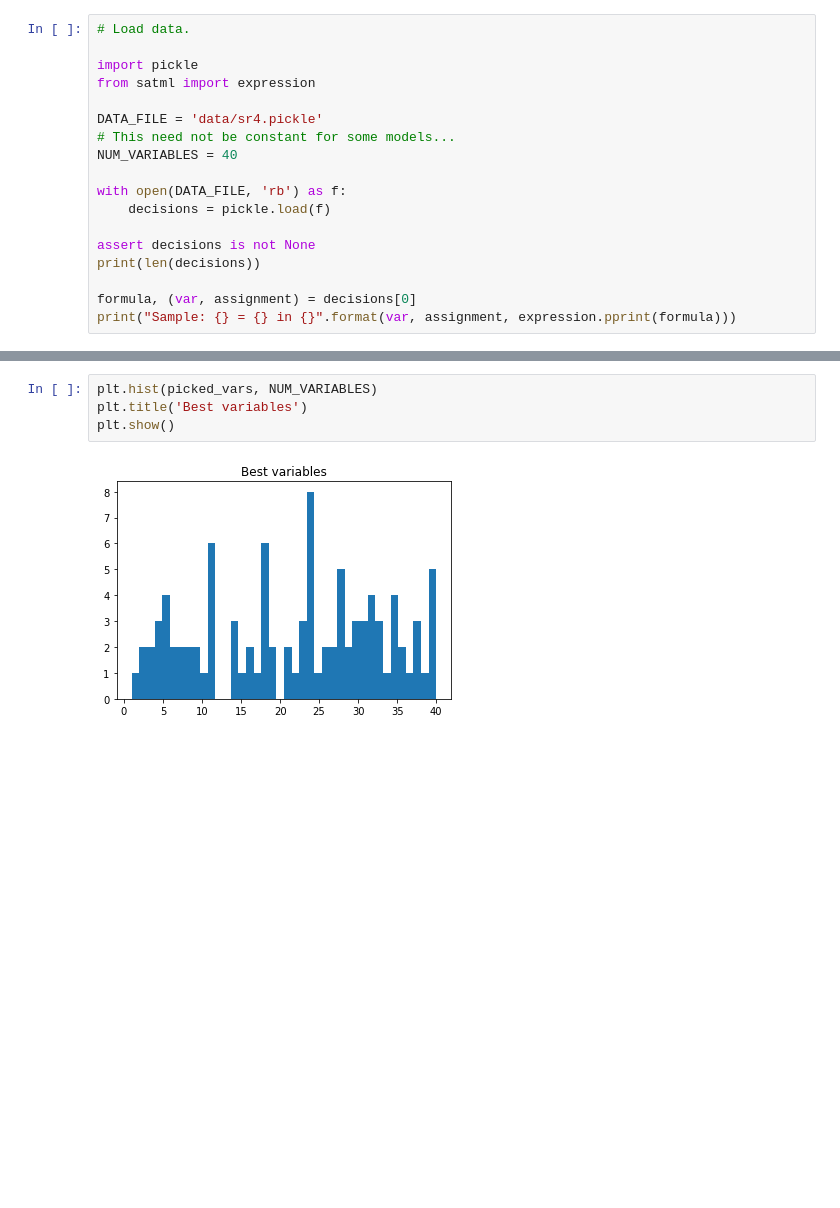
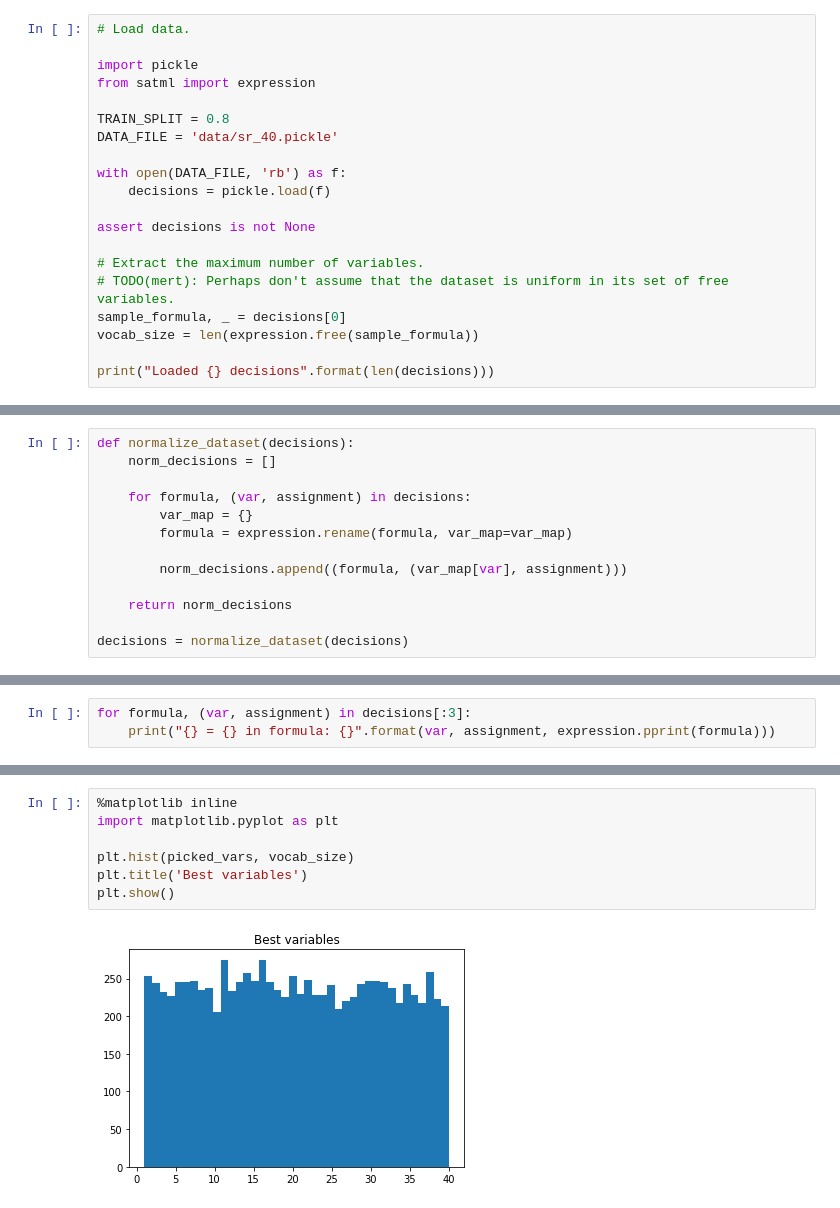
Before and after one commit to mertdumenci/sat-ml, a Jupyter notebook: model_exploration.ipynb, the cells around one changed output, grey strips where cells are left out. Cells and saved outputs as stored; diff of their text form; blank space fills up the shorter version.

```diff
--- a/model_exploration.ipynb
+++ b/model_exploration.ipynb
@@ -4,16 +6,18 @@
 import pickle
 from satml import expression
 
-DATA_FILE = 'data/sr4.pickle'
-# This need not be constant for some models...
-NUM_VARIABLES = 40
+TRAIN_SPLIT = 0.8
+DATA_FILE = 'data/sr_40.pickle'
 
 with open(DATA_FILE, 'rb') as f:
     decisions = pickle.load(f)
 
 assert decisions is not None
-print(len(decisions))
 
-formula, (var, assignment) = decisions[0]
-print("Sample: {} = {} in {}".format(var, assignment, expression.pprint(formula)))
+# Extract the maximum number of variables.
+# TODO(mert): Perhaps don't assume that the dataset is uniform in its set of free variables.
+sample_formula, _ = decisions[0]
+vocab_size = len(expression.free(sample_formula))
+
+print("Loaded {} decisions".format(len(decisions)))
 # %% [output]
@@ -21,0 +27,13 @@ Sample: 40 = True in (((((((((((((((((((((((((((((((((((((((((((((((((((((((((((
+# %%
+def normalize_dataset(decisions):
+    norm_decisions = []
+
+    for formula, (var, assignment) in decisions:
+        var_map = {}
+        formula = expression.rename(formula, var_map=var_map)
+
+        norm_decisions.append((formula, (var_map[var], assignment)))
+
+    return norm_decisions
+
+decisions = normalize_dataset(decisions)
@@ -21,0 +42,3 @@ Sample: 40 = True in (((((((((((((((((((((((((((((((((((((((((((((((((((((((((((
+# %%
+for formula, (var, assignment) in decisions[:3]:
+    print("{} = {} in formula: {}".format(var, assignment, expression.pprint(formula)))
@@ -39,9 +60,12 @@ print(picked_vars)
 # %%
-plt.hist(picked_vars, NUM_VARIABLES)
+%matplotlib inline
+import matplotlib.pyplot as plt
+
+plt.hist(picked_vars, vocab_size)
 plt.title('Best variables')
 plt.show()
 # %% [output]
-[figure, old version]
+[figure, new version]
 # %%
 plt.hist(picked_assignments, 2)
 plt.title('Assignments')
```
Also changed, not shown: parts of 21 cells of this notebook.
